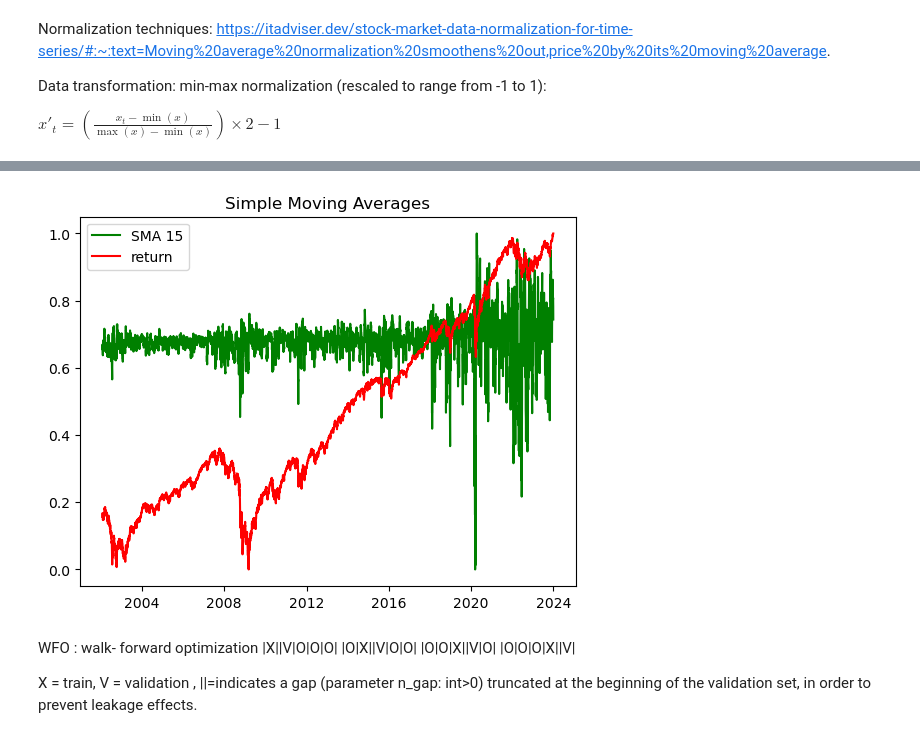
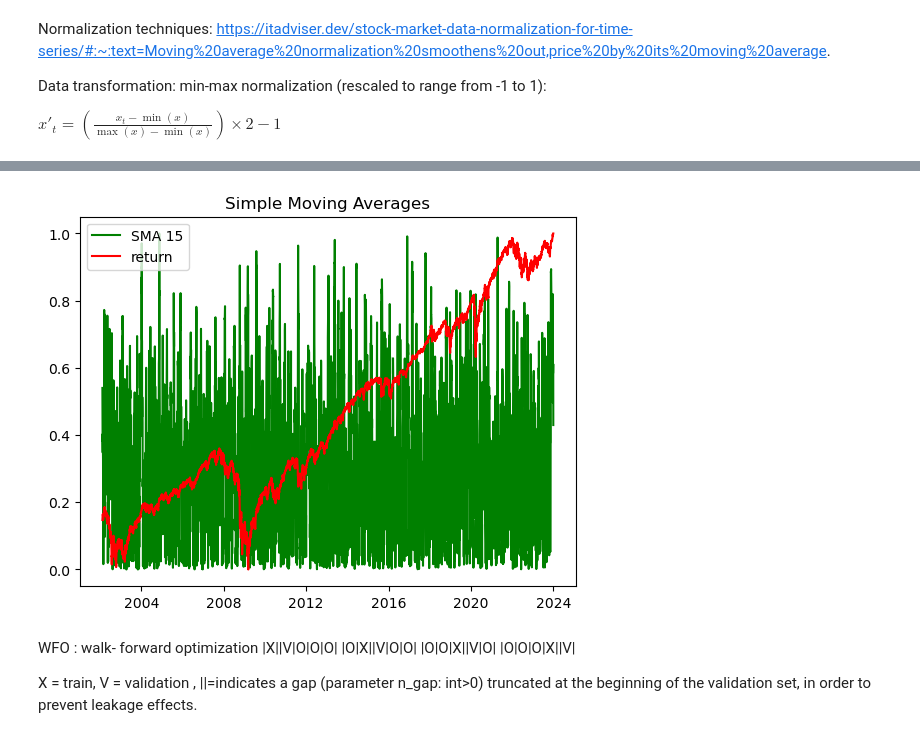
Before and after one commit to RashaJ90/Buy-Sell-Signals-XGBRegressor, a Jupyter notebook: notebooks/investor.ipynb, the cells around one changed output, grey strips where cells are left out. Cells and saved outputs as stored; diff of their text form; code cells hidden in the pictures.

```diff
--- a/notebooks/investor.ipynb
+++ b/notebooks/investor.ipynb
@@ -333,6 +372,13 @@ _, _, df['macd'] = calculate_macd(ivv_data['Adj Close'], short_window=12, long_w
 df['k'], df['d_fast'], df['d_slow'] = calculate_stoch(ivv_data['Adj Close'], ivv_data['Low'], ivv_data['High'])
 df['rsi'] = calculate_rsi(ivv_data['Adj Close'], window=15)
 df['williams_r'] = calculate_williams(ivv_data['Adj Close'], ivv_data['Low'], ivv_data['High'], window=15)
+df['daily_var'] = calculate_daily_variation(ivv_data['Open'], ivv_data['High'], ivv_data['Low'])
+df['atr'] = calculate_atr(df['daily_var'])
+df['adx'] = calculate_adx(ivv_data['High'], ivv_data['Low'], ivv_data['Adj Close'])
+df['dmi'] = calculate_dmi(ivv_data['High'], ivv_data['Low'], ivv_data['Adj Close'])
+# df['cum_return'] = calculate_cumulative_return(ivv_data['Adj Close'])
+
+
 df['return'] = ivv_data['Return']
 
 
@@ -560,13 +606,13 @@ def widget_show_text(text):
 
     return pre
 # %%
-plt.plot(scaled_df['sma'], color='green', label='SMA 15')
+plt.plot(scaled_df['dmi'], color='green', label='SMA 15')
 plt.plot(scaled_df['return'], color='red', label='return')
 plt.legend()
 plt.title('Simple Moving Averages')
 plt.show()
 # %% [output]
-[figure, old version]
+[figure, new version]
 # %% [markdown]
 WFO : walk- forward optimization
 |X||V|O|O|O|
```
Also changed, not shown: parts of 16 cells of this notebook.
